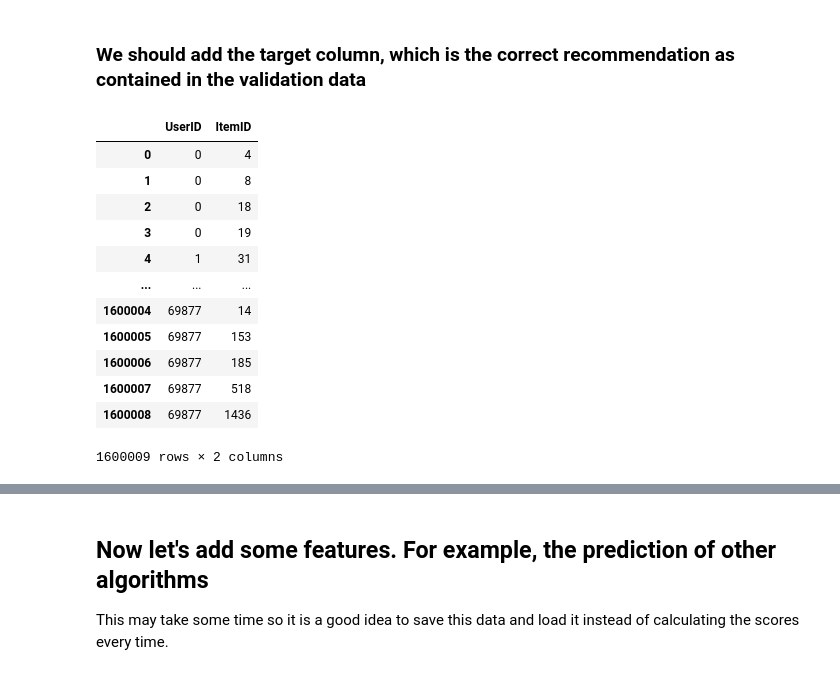
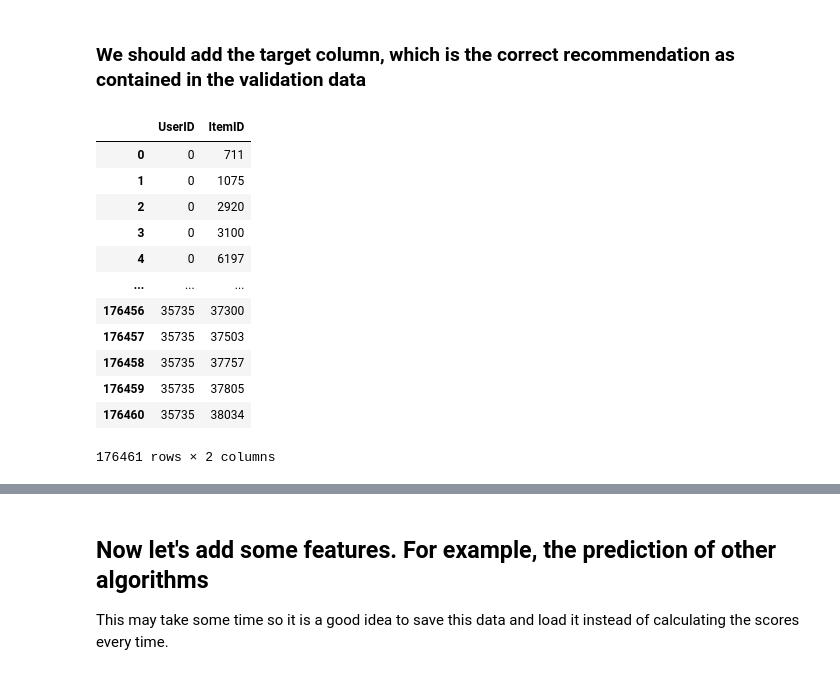
Before and after one commit to tomaz-suller/recsys, a Jupyter notebook: notebooks/Practice extra 8 - XGBoost basics.ipynb, the cells around one changed output, grey strips where cells are left out. Drawn from its saved outputs; the diff is of its cells as text; code cells hidden in the pictures.

```diff
--- a/notebooks/Practice extra 8 - XGBoost basics.ipynb
+++ b/notebooks/Practice extra 8 - XGBoost basics.ipynb
@@ -315 +352,44 @@ plot_importance(model, importance_type="weight", title="Weight (Frequence)")
+# %%
+def dataset_splits(ratings, num_users, num_items, validation_percentage: float, testing_percentage: float):
+    seed = 1234
+
+    # Split into train + validation and test sets
+    train_val_indices, test_indices = train_test_split(
+        np.arange(len(ratings)),
+        test_size=testing_percentage,
+        shuffle=True,
+        random_state=seed
+    )
+
+    # Split train + validation into train and validation
+    train_indices, val_indices = train_test_split(
+        train_val_indices,
+        test_size=validation_percentage / (1 - testing_percentage),
+        shuffle=True,
+        random_state=seed
+    )
+
+    # Get user, item, and rating data for each set
+    train_data = ratings.iloc[train_indices]
+    val_data = ratings.iloc[val_indices]
+    test_data = ratings.iloc[test_indices]
+
+    # Construct sparse matrices
+    urm_train = sp.csr_matrix((train_data.data, (train_data.user_id, train_data.item_id)),
+                              shape=(num_users, num_items))
+    urm_validation = sp.csr_matrix((val_data.data, (val_data.user_id, val_data.item_id)),
+                                   shape=(num_users, num_items))
+    urm_test = sp.csr_matrix((test_data.data, (test_data.user_id, test_data.item_id)),
+                             shape=(num_users, num_items))
+
+    return urm_train, urm_validation, urm_test
+# %%
+urm_train, urm_validation, urm_test = dataset_splits(URM,
+                                                     num_users=num_users,
+                                                     num_items=num_items,
+                                                     validation_percentage=0.10,
+                                                     testing_percentage=0.20)
+
+icm_matrix = sp.csr_matrix((ICM.data, (ICM.item_id, ICM.feature_id)),
+                           shape=(num_items, num_features))
 # %%
@@ -444,26 +506,26 @@ training_dataframe
 # %% [markdown]
 ### We should add the target column, which is the correct recommendation as contained in the validation data
 # %%
-URM_validation_coo = sps.coo_matrix(URM_validation)
+URM_validation_coo = sps.coo_matrix(urm_validation)
 
 correct_recommendations = pd.DataFrame(
     {"UserID": URM_validation_coo.row, "ItemID": URM_validation_coo.col}
 )
 correct_recommendations
 # %% [output]
 |  | UserID | ItemID |
-| 0 | 0 | 4 |
-| 1 | 0 | 8 |
-| 2 | 0 | 18 |
-| 3 | 0 | 19 |
-| 4 | 1 | 31 |
+| 0 | 0 | 711 |
+| 1 | 0 | 1075 |
+| 2 | 0 | 2920 |
+| 3 | 0 | 3100 |
+| 4 | 0 | 6197 |
 | ... | ... | ... |
-| 1600004 | 69877 | 14 |
-| 1600005 | 69877 | 153 |
-| 1600006 | 69877 | 185 |
-| 1600007 | 69877 | 518 |
-| 1600008 | 69877 | 1436 |
+| 176456 | 35735 | 37300 |
+| 176457 | 35735 | 37503 |
+| 176458 | 35735 | 37757 |
+| 176459 | 35735 | 37805 |
+| 176460 | 35735 | 38034 |
-1600009 rows × 2 columns
+176461 rows × 2 columns
 # %%
 training_dataframe = pd.merge(
     training_dataframe,
```
Also changed, not shown: parts of 35 cells of this notebook, 12 other files.
